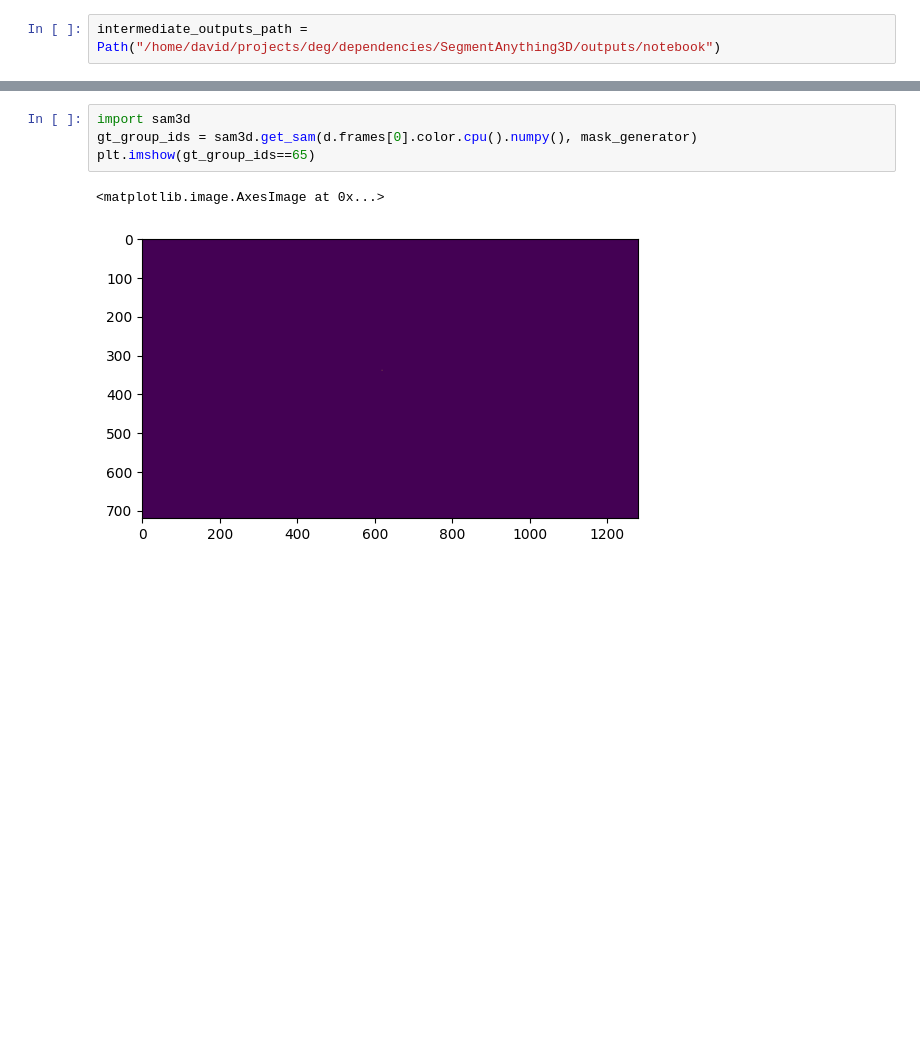
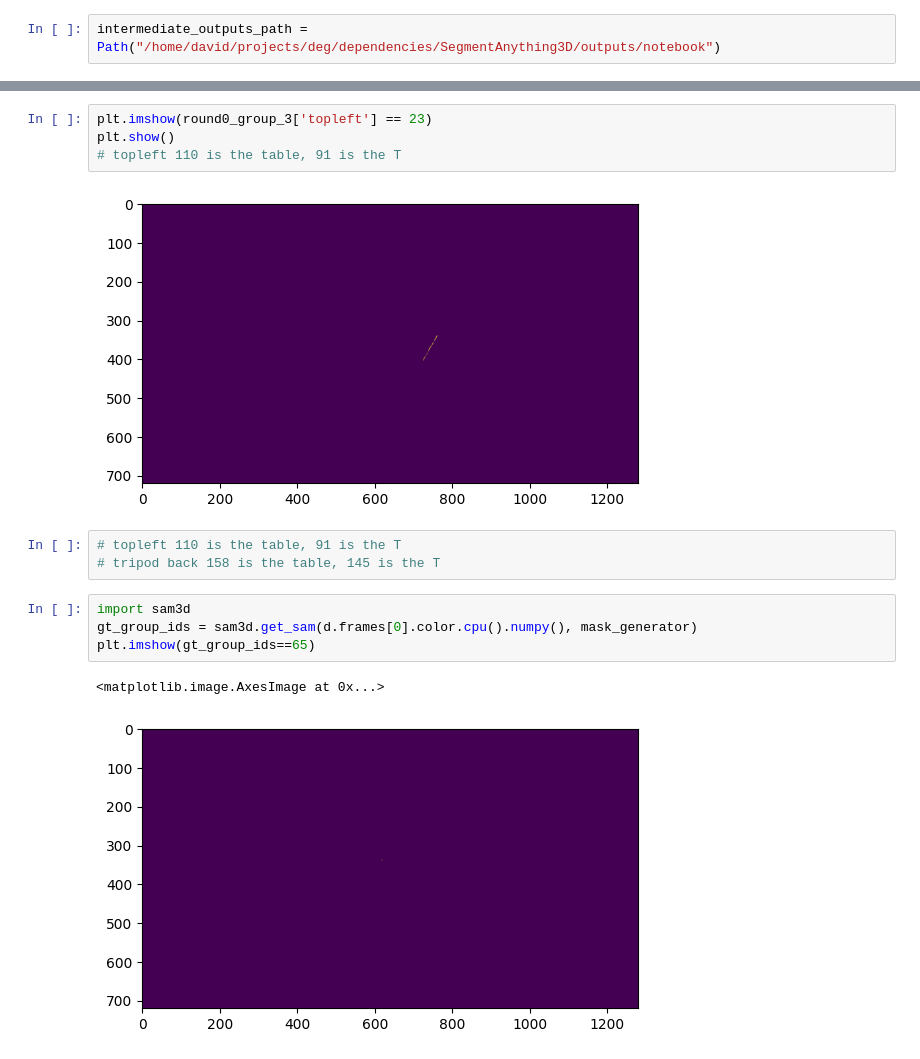
Before and after one commit to DaveLearn/SegmentAnything3D, a Jupyter notebook: scratch.ipynb, the cells around one changed output, grey strips where cells are left out. Saved outputs shown, nothing was run; the diff lists cells and outputs as text; blank space fills up the shorter version.

```diff
--- a/scratch.ipynb
+++ b/scratch.ipynb
@@ -93,3 +112,12 @@ group_mapping.color_to_group_mapping['back']
+# %%
+plt.imshow(round0_group_3['topleft'] == 23)
+plt.show()
+# topleft 110 is the table, 91 is the T
+# %% [output]
+[figure, added]
+# %%
+# topleft 110 is the table, 91 is the T
+# tripod back 158 is the table, 145 is the T
 # %%
 import sam3d
 gt_group_ids = sam3d.get_sam(d.frames[0].color.cpu().numpy(), mask_generator)
```
Also changed, not shown: parts of 18 cells of this notebook, 2 other files.
